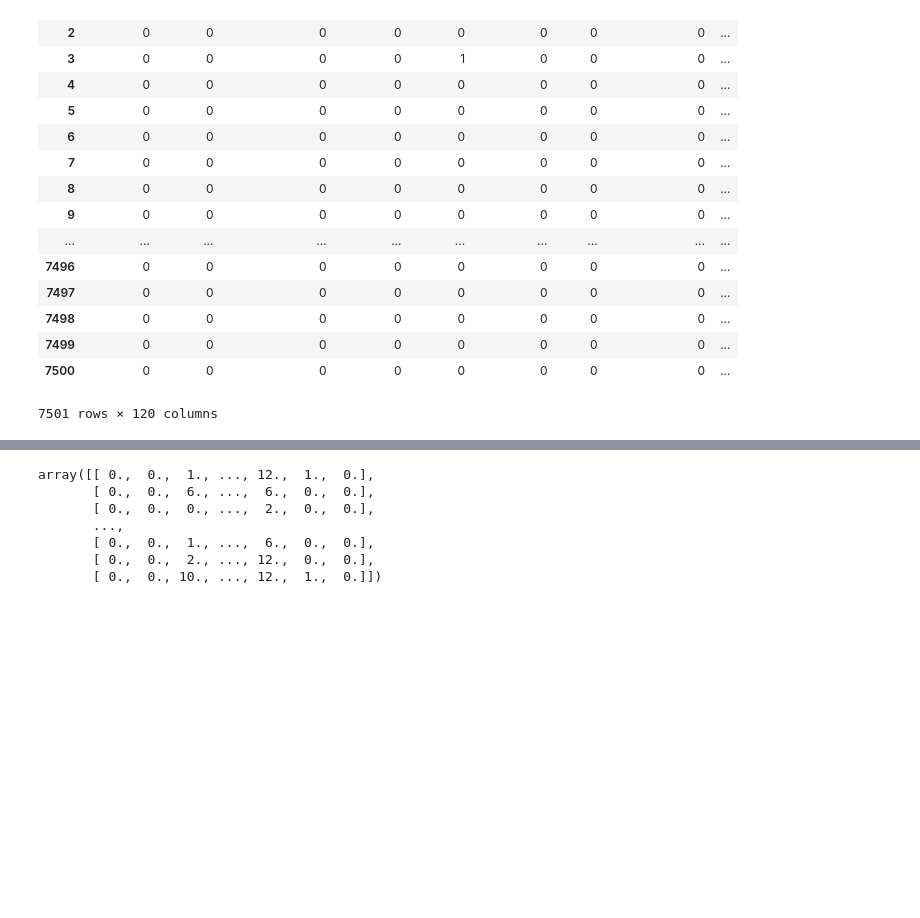
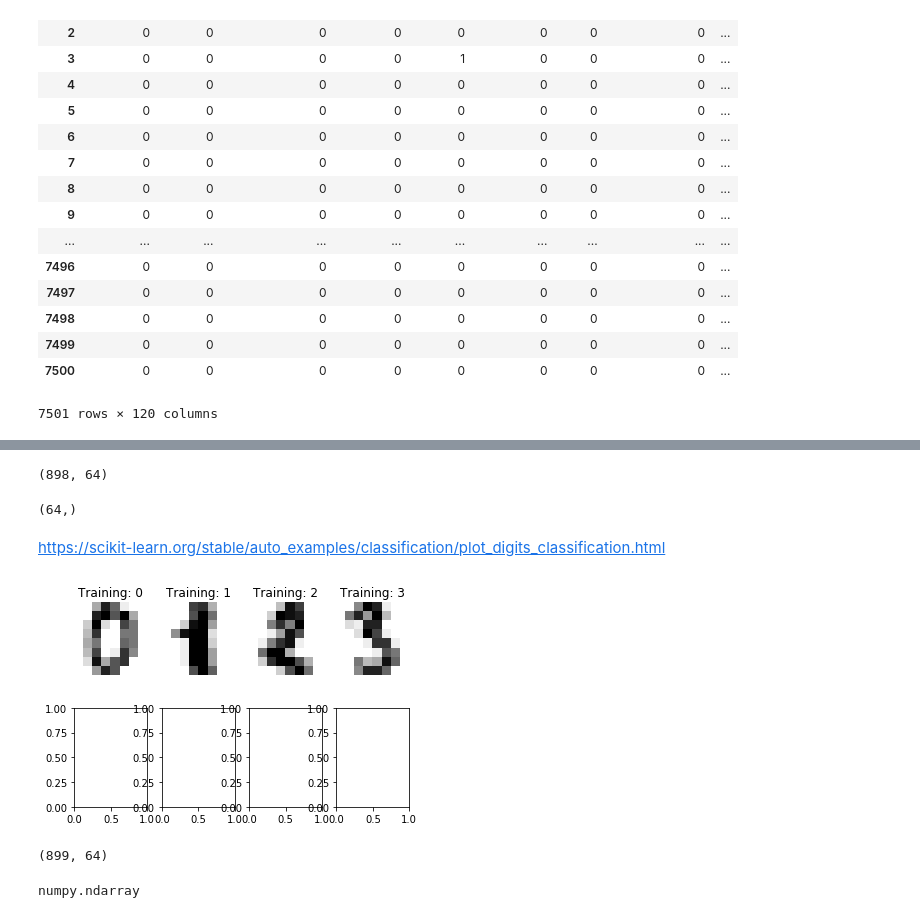
Before and after one commit to triwave33/association_rule_learning, a Jupyter notebook: association_rules.ipynb, the cells around one changed output, grey strips where cells are left out. Drawn from its saved outputs; the diff is of its cells as text; code cells hidden in the pictures; blank space fills up the shorter version.

```diff
--- a/association_rules.ipynb
+++ b/association_rules.ipynb
@@ -704,13 +708,36 @@ data = digits.images.reshape((n_samples, -1))
 # Split data into train and test subsets
 X_train, X_test, y_train, y_test = train_test_split(
     data, digits.target, test_size=0.5, shuffle=False)
+# %%
+X_train.shape
+# %% [output]
+(898, 64)
+# %%
+X_train[0]
+# %% [output]
+(64,)
+# %% [markdown]
+https://scikit-learn.org/stable/auto_examples/classification/plot_digits_classification.html
+# %%
+# The data that we are interested in is made of 8x8 images of digits, let's
+# have a look at the first 4 images, stored in the `images` attribute of the
+# dataset.  If we were working from image files, we could load them using
+# matplotlib.pyplot.imread.  Note that each image must have the same size. For these
+# images, we know which digit they represent: it is given in the 'target' of
+# the dataset.
+_, axes = plt.subplots(2, 4)
+images_and_labels = list(zip(digits.images, digits.target))
+for ax, (image, label) in zip(axes[0, :], images_and_labels[:4]):
+    ax.set_axis_off()
+    ax.imshow(image, cmap=plt.cm.gray_r, interpolation='nearest')
+    ax.set_title('Training: %i' % label)
+# %% [output]
+[figure, added]
 # %%
-X_test
+X_test.shape
 # %% [output]
-array([[ 0.,  0.,  1., ..., 12.,  1.,  0.],
-       [ 0.,  0.,  6., ...,  6.,  0.,  0.],
-       [ 0.,  0.,  0., ...,  2.,  0.,  0.],
-       ...,
-       [ 0.,  0.,  1., ...,  6.,  0.,  0.],
-       [ 0.,  0.,  2., ..., 12.,  0.,  0.],
-       [ 0.,  0., 10., ..., 12.,  1.,  0.]])
+(899, 64)
+# %%
+type(X_train)
+# %% [output]
+numpy.ndarray
```
Also changed, not shown: parts of 16 cells of this notebook.
